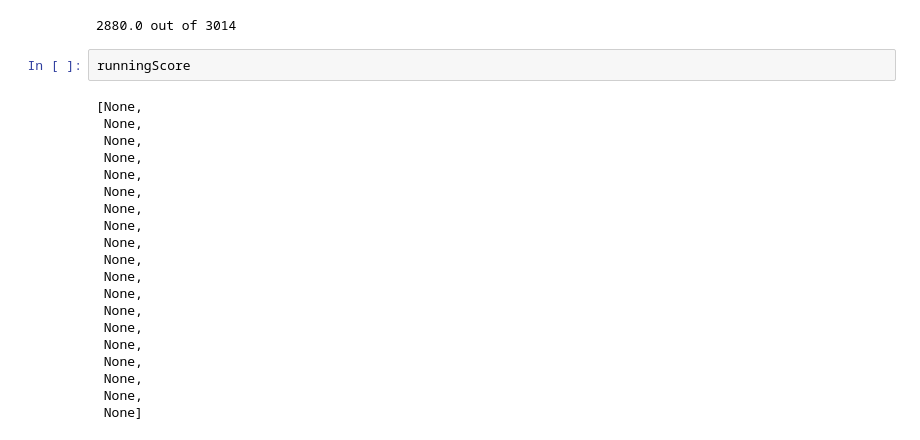
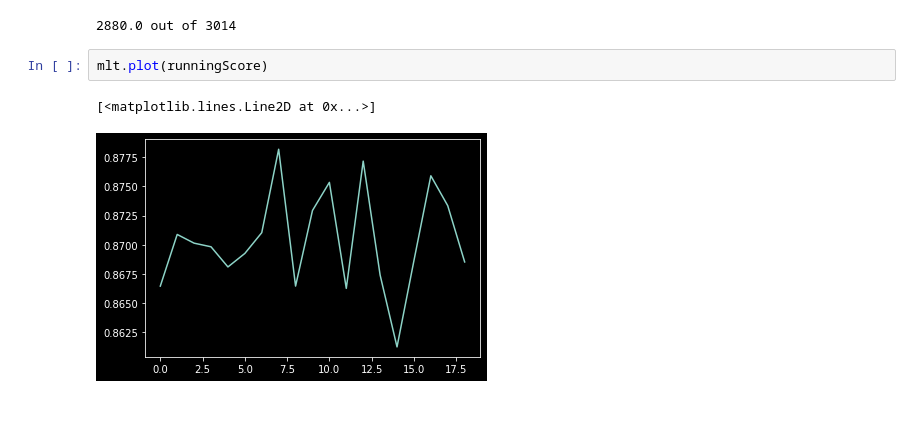
Before and after one commit to rjb255/researchProject, a Jupyter notebook: purePython/standard.ipynb, the cells around one changed output. Saved outputs shown, nothing was run; the diff lists cells and outputs as text; blank space fills up the shorter version.

```diff
--- a/purePython/standard.ipynb
+++ b/purePython/standard.ipynb
@@ -78,25 +78,8 @@ for i in range(0, maxSamples, testSize):
     runningScore.append(score)
 # %% [output]
 2880.0 out of 3014
-# %%
-runningScore
-# %% [output]
-[None,
- None,
- None,
- None,
- None,
- None,
- None,
- None,
- None,
- None,
- None,
- None,
- None,
- None,
- None,
- None,
- None,
- None,
- None]
+# %%
+mlt.plot(runningScore)
+# %% [output]
+[<matplotlib.lines.Line2D at 0x...>]
+[figure, added]
```
Also changed, not shown: parts of 1 cell of this notebook.
